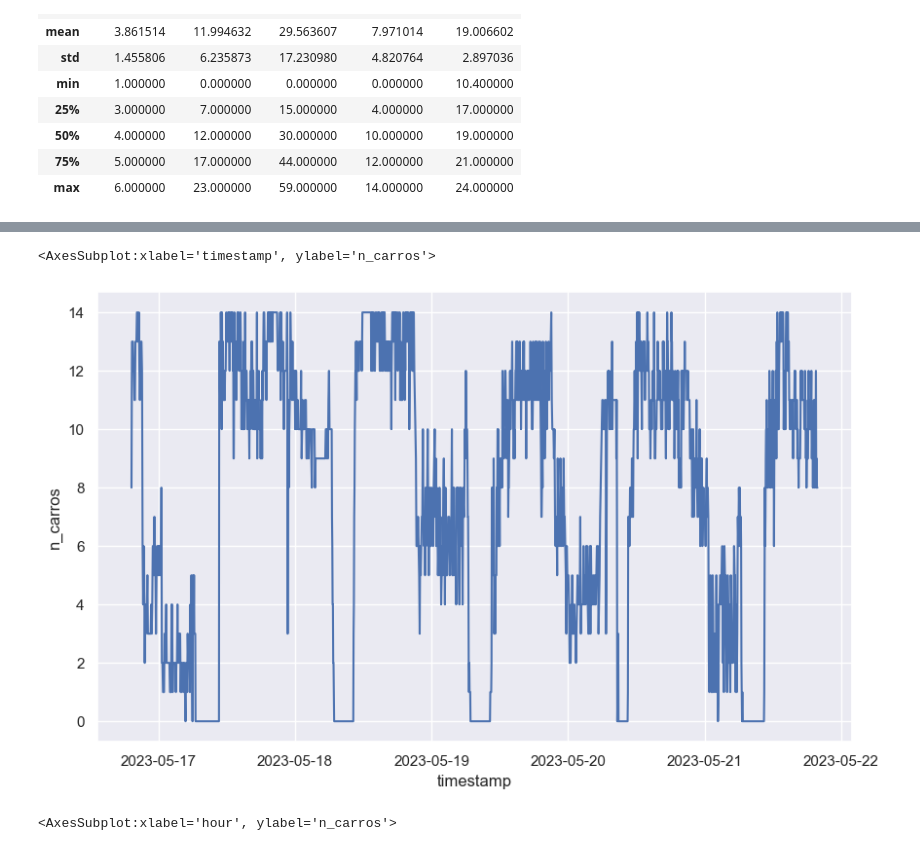
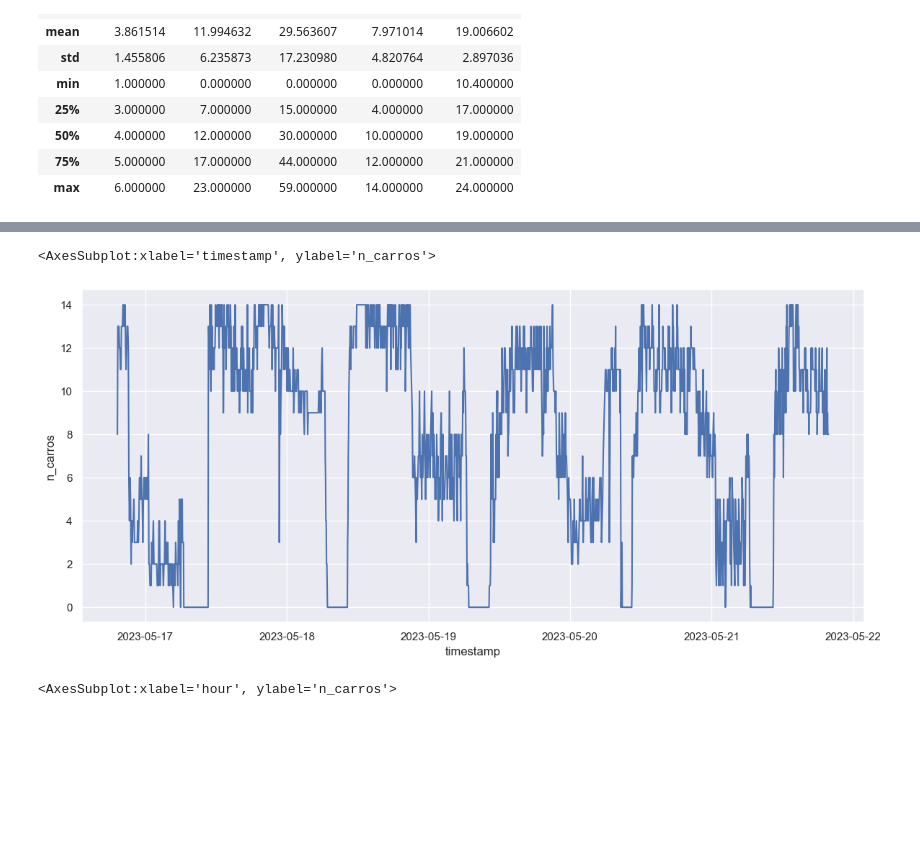
Before and after one commit to Hugand/sa-tp, a Jupyter notebook: car_recon/train_model.ipynb, the cells around one changed output, grey strips where cells are left out. Saved outputs shown, nothing was run; the diff lists cells and outputs as text; code cells hidden in the pictures; blank space fills up the shorter version.

```diff
--- a/car_recon/train_model.ipynb
+++ b/car_recon/train_model.ipynb
@@ -43,7 +43,7 @@ df.describe()
 | 75% | 5.000000 | 17.000000 | 44.000000 | 12.000000 | 21.000000 |
 | max | 6.000000 | 23.000000 | 59.000000 | 14.000000 | 24.000000 |
 # %%
-sns.set(rc={'figure.figsize':(10, 6)})
+sns.set(rc={'figure.figsize':(14, 8)})
 fig, axs = plt.subplots(ncols=3, nrows=2)
 sns.histplot(df.weekday, ax=axs[0][0])
 sns.histplot(df.hour, ax=axs[0][1])
@@ -57,9 +57,9 @@ sns.histplot(df.weather_condition, ax=axs[1][2])
 # %%
-sns.set(rc={'figure.figsize':(10, 6)})
+sns.set(rc={'figure.figsize':(14, 6)})
 sns.lineplot(data=df, x="timestamp", y="n_carros")
 # %% [output]
 <AxesSubplot:xlabel='timestamp', ylabel='n_carros'>
-[figure, old version]
+[figure, new version]
 # %%
 sns.set(rc={'figure.figsize':(6, 3)})
 sns.lineplot(data=df, x="hour", y="n_carros")
```
Also changed, not shown: parts of 9 cells of this notebook, 3 other files.
